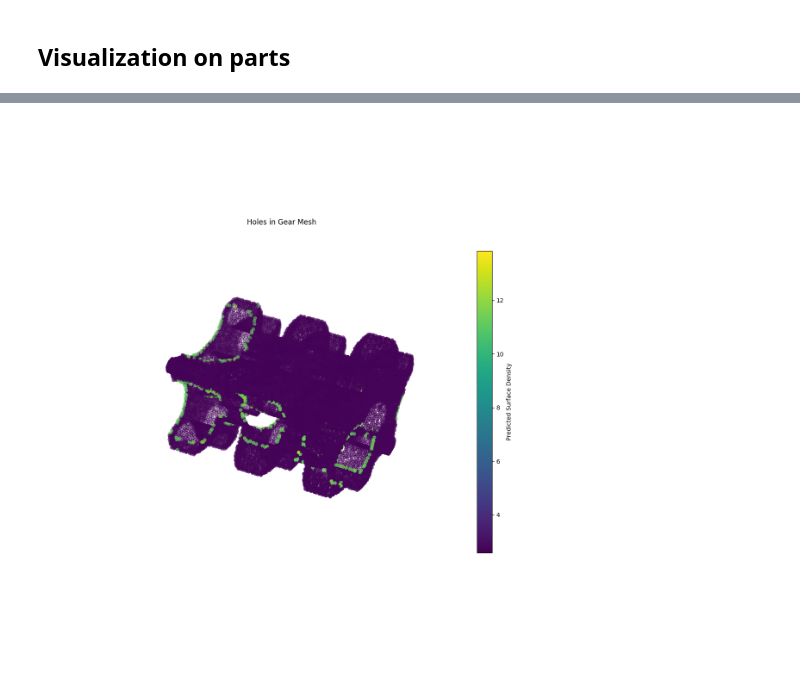
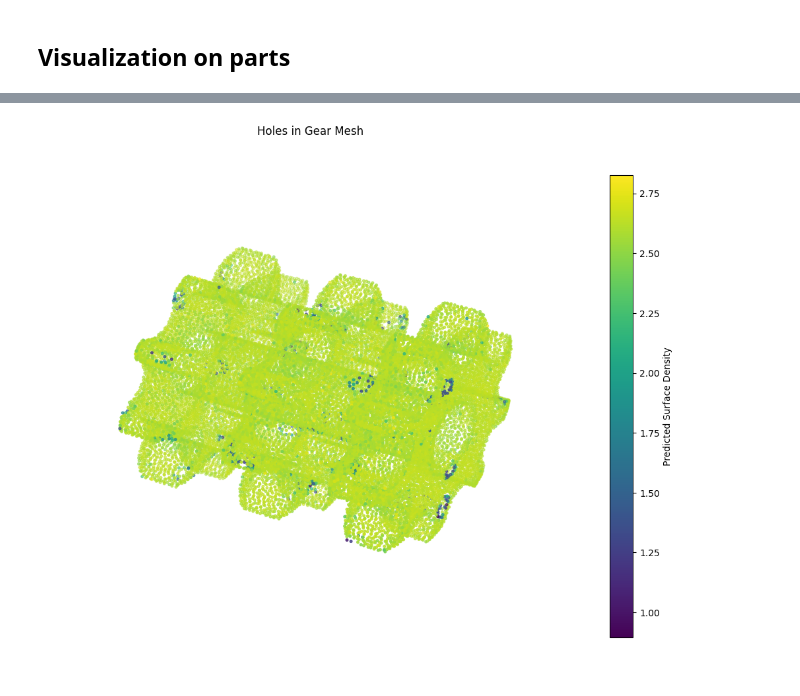
Before and after one commit to MagnusKarlsen1/PCQA-NN, a Jupyter notebook: Code/Gradient NN/models/FlaxMLP_copy.ipynb, the cells around one changed output, grey strips where cells are left out. Saved outputs shown, nothing was run; the diff lists cells and outputs as text; code cells hidden in the pictures.

```diff
--- a/Code/Gradient NN/models/FlaxMLP_copy.ipynb
+++ b/Code/Gradient NN/models/FlaxMLP_copy.ipynb
@@ -29,8 +29,16 @@ import joblib
 import msgpack
 import pathlib
 # %%
-features = np.loadtxt("../Data/Training_data/meshsize_features3.txt")[:,2:]#.reshape(-1,1)
-labels = np.loadtxt("../Data/Training_data/meshsize_labels3.txt")[:,[0]]
+features = np.loadtxt("../Data/Training_data/holes_features_many_mesh.txt")[:,2:]#.reshape(-1,1)
+labels = np.loadtxt("../Data/Training_data/holes_labels_many_mesh.txt")[:,[0]]
+
+
 
 print(features.shape)
+
+features = np.delete(features, [3,4], axis=1)
+
+
+
+print(features.shape)
 # %% [output]
@@ -185,6 +194,10 @@ test_labels2 = np.loadtxt("../Data/Training_data/testcloud_lab_05.txt")[:,[0]]
 
 test_features3 = np.loadtxt("../Data/Training_data/testcloud_feat_2mm.txt")[:,2:]#.reshape(-1,1)
 test_labels3 = np.loadtxt("../Data/Training_data/testcloud_lab_2mm.txt")[:,[0]]
+
+test_features = np.delete(test_features, [3,4], axis=1)
+test_features2 = np.delete(test_features2, [3,4], axis=1)
+test_features3 = np.delete(test_features3, [3,4], axis=1)
 
 
 mesh = np.hstack((np.full(len(test_features),1), np.full(len(test_features2),0.5), np.full(len(test_features3),2)))
@@ -199,7 +212,12 @@ X_test2 = jnp.array(X_test2, dtype=jnp.float32)
 y_test2 = jnp.array(test_labels, dtype=jnp.float32)
 
 
-hole_features = np.loadtxt("../Data/Training_data/Gear_w_holes_features.txt")[:,2:]#.reshape(-1,1)
+hole_features = np.loadtxt("../Data/Training_data/Gear_w_holes_features_50_5.txt")[:,2:]#.reshape(-1,1)
+
+
+
+hole_features = np.delete(hole_features, [3,4], axis=1)
+
 X_test_holes = scaler_reload.transform(hole_features)
 # %%
 # Predict
@@ -366,31 +387,34 @@ plt.show()
 # %%
 from mpl_toolkits.mplot3d import Axes3D
 import matplotlib.pyplot as plt
 import numpy as np
 
 # Load point cloud
-cloud = np.loadtxt("../Data/Training_data/Gear_w_holes.txt")
+cloud = np.loadtxt("../Data/Training_data/Gear_w_holes_50_5.txt")
+
+
 
 # Your prediction
 pred = y_pred_holes.flatten()
 
 # Transform predictions
-pred_transformed = np.where(pred > 2.75, pred * 4, pred)
+pred_transformed = pred
+# pred_transformed = np.where(pred < 2.61, pred - 0.5, pred)
 
 title = "Holes in Gear Mesh"
 
 fig = plt.figure(figsize=(13, 13))
 ax = fig.add_subplot(111, projection='3d')
 
 # Plot with transformed predictions
 sc = ax.scatter(cloud[:, 0], cloud[:, 1], cloud[:, 2],
-                 c=pred_transformed, cmap='viridis', s=25)
+                 c=pred_transformed, cmap='viridis', s=7)
 
 ax.set_title(title)
 ax.set_axis_off()
 
 fig.colorbar(sc, ax=ax, shrink=0.7, label='Predicted Surface Density')
 
 plt.show()
 # %% [output]
-[figure, old version]
+[figure, new version]
```
Also changed, not shown: parts of 9 cells of this notebook, 27 other files.
